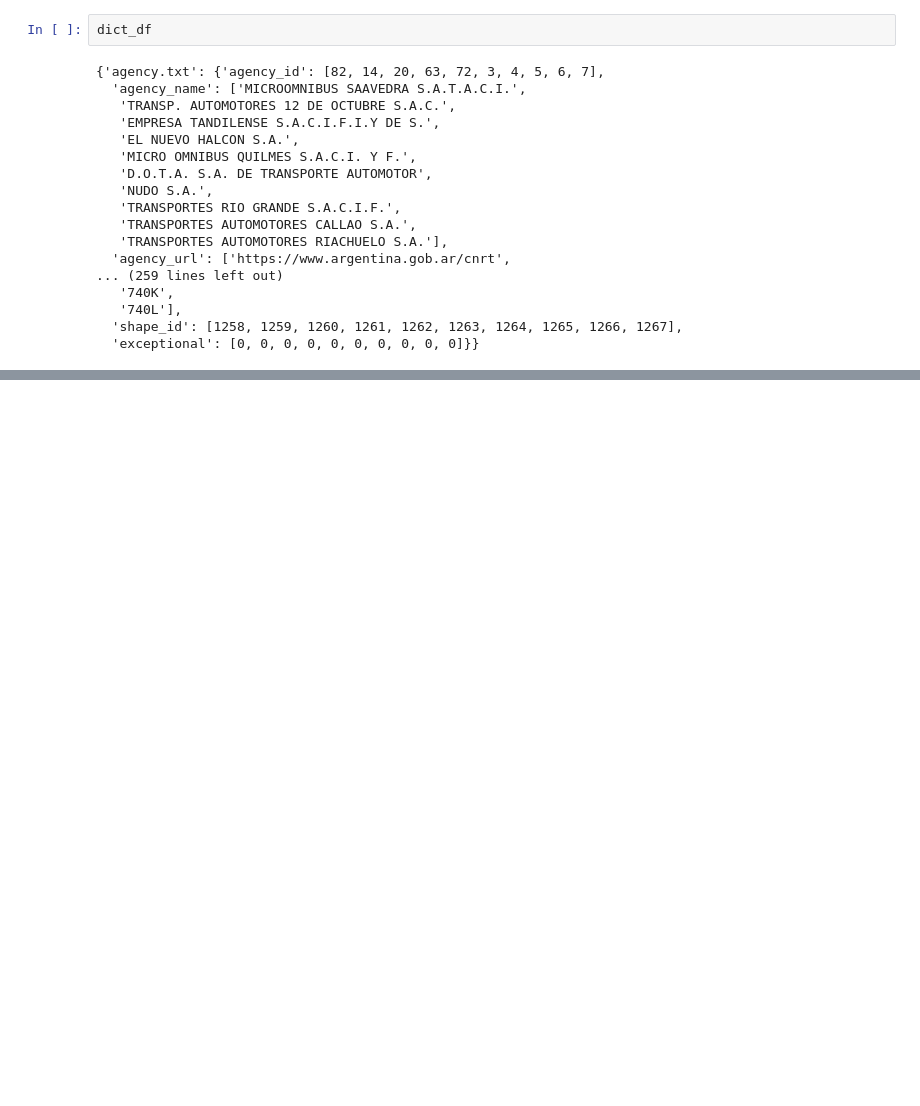
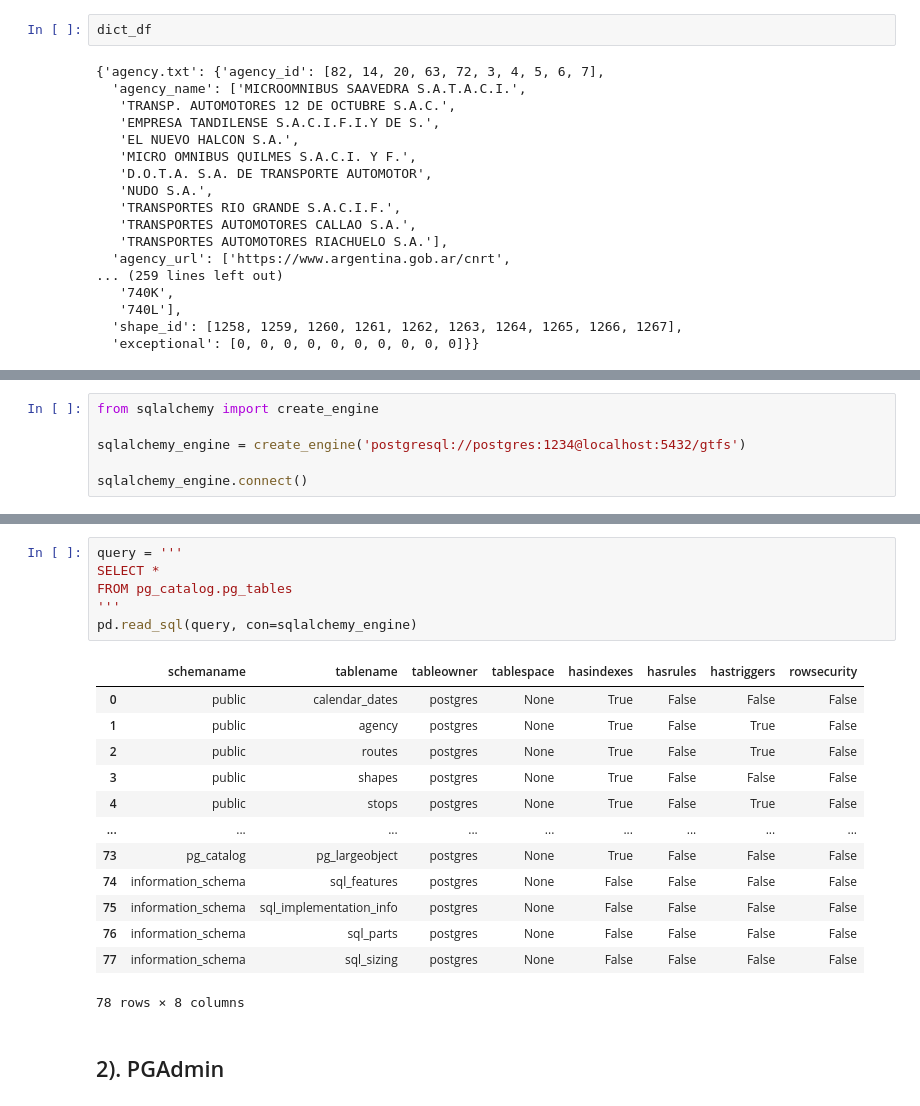
Before and after one commit to GraffignaBracco/BaseDeDatos2024, a Jupyter notebook: Clases/01_Bases_De_Datos/Clase.ipynb, the cells around one changed output, grey strips where cells are left out. Drawn from its saved outputs; the diff is of its cells as text; blank space fills up the shorter version.

```diff
--- a/Clases/01/Clase.ipynb
+++ b/Clases/01_Bases_De_Datos/Clase.ipynb
@@ -171,0 +302,6 @@ dict_df
+# %%
+from sqlalchemy import create_engine
+
+sqlalchemy_engine = create_engine('postgresql://postgres:1234@localhost:5432/gtfs')
+
+sqlalchemy_engine.connect()
@@ -171,0 +319,22 @@ dict_df
+# %%
+query = '''
+SELECT *
+FROM pg_catalog.pg_tables
+'''
+pd.read_sql(query, con=sqlalchemy_engine)
+# %% [output]
+|  | schemaname | tablename | tableowner | tablespace | hasindexes | hasrules | hastriggers | rowsecurity |
+| 0 | public | calendar_dates | postgres | None | True | False | False | False |
+| 1 | public | agency | postgres | None | True | False | True | False |
+| 2 | public | routes | postgres | None | True | False | True | False |
+| 3 | public | shapes | postgres | None | True | False | False | False |
+| 4 | public | stops | postgres | None | True | False | True | False |
+| ... | ... | ... | ... | ... | ... | ... | ... | ... |
+| 73 | pg_catalog | pg_largeobject | postgres | None | True | False | False | False |
+| 74 | information_schema | sql_features | postgres | None | False | False | False | False |
+| 75 | information_schema | sql_implementation_info | postgres | None | False | False | False | False |
+| 76 | information_schema | sql_parts | postgres | None | False | False | False | False |
+| 77 | information_schema | sql_sizing | postgres | None | False | False | False | False |
+78 rows × 8 columns
+# %% [markdown]
+## 2). PGAdmin
```
Also changed, not shown: parts of 41 cells of this notebook, 12 other files.
